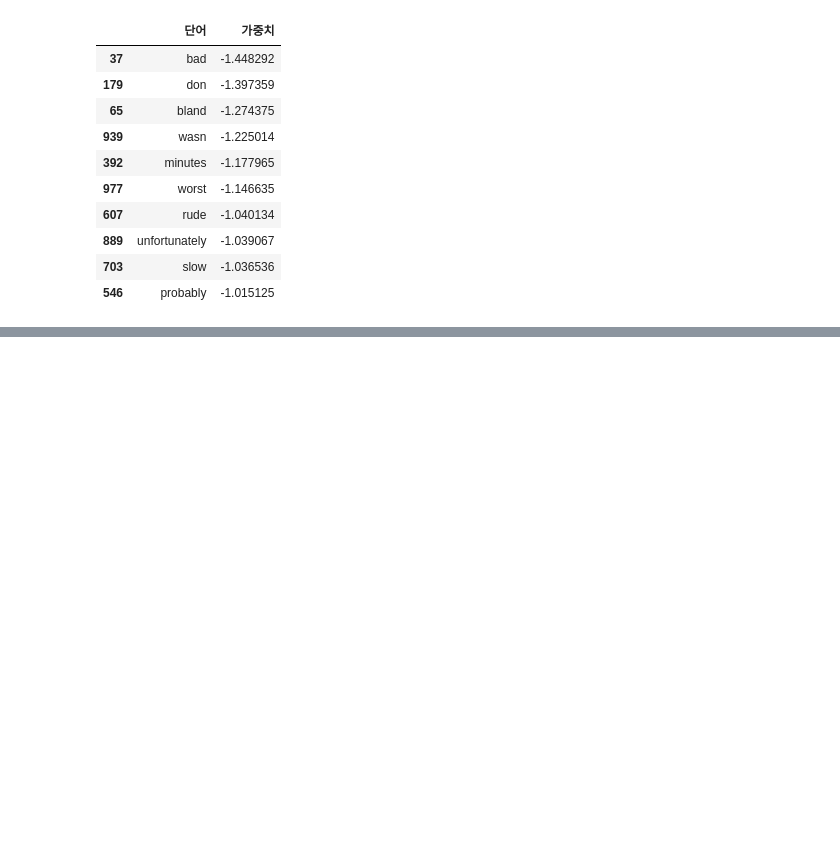
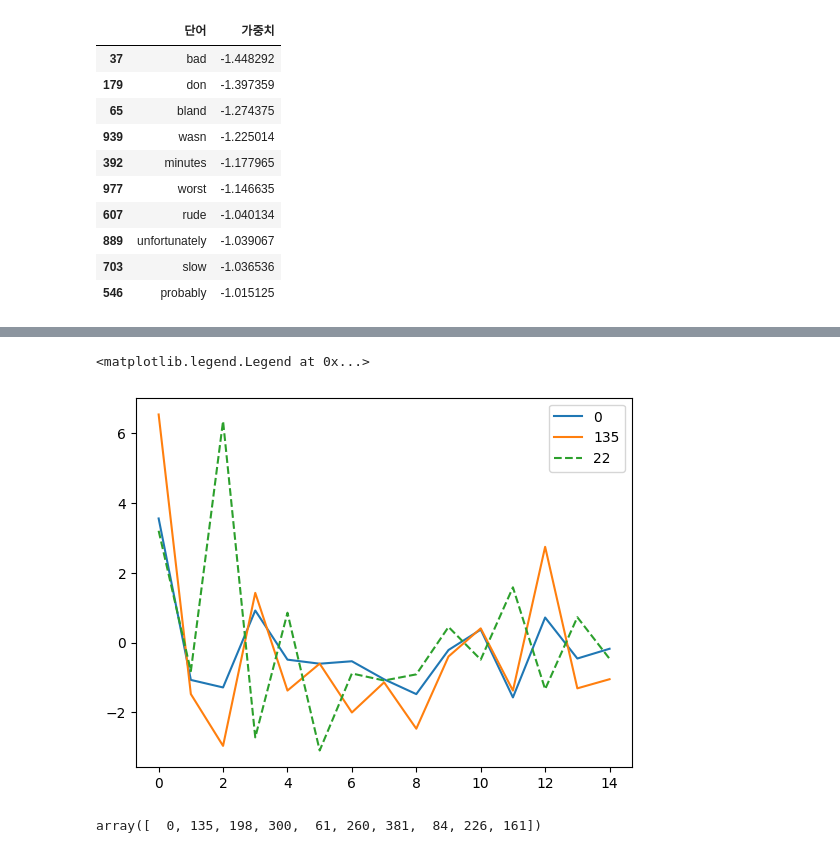
Before and after one commit to HYLee810/projectmanager, a Jupyter notebook: 웹스크래핑_실습.ipynb, the cells around one changed output, grey strips where cells are left out. Drawn from its saved outputs; the diff is of its cells as text; code cells hidden in the pictures; blank space fills up the shorter version.

```diff
--- a/웹스크래핑_실습.ipynb
+++ b/웹스크래핑_실습.ipynb
@@ -342,0 +431,3 @@ word_coef.sort_values('가중치').head(10)
+# %%
+svd = TruncatedSVD(n_components=15, random_state=1234)
+doc_emb = svd.fit_transform(dtm)
@@ -342,0 +446,12 @@ word_coef.sort_values('가중치').head(10)
+# %%
+plt.plot(doc_emb[0], label='0')
+plt.plot(doc_emb[135], label='135')  # 패턴이 제일 비슷
+plt.plot(doc_emb[22], '--', label='22')  # 패턴이 제일 다른
+plt.legend()
+# %% [output]
+<matplotlib.legend.Legend at 0x...>
+[figure, added]
+# %%
+sim_idx # 0과 135가 가장 유사도가 높음
+# %% [output]
+array([  0, 135, 198, 300,  61, 260, 381,  84, 226, 161])
```
Also changed, not shown: parts of 21 cells of this notebook.
